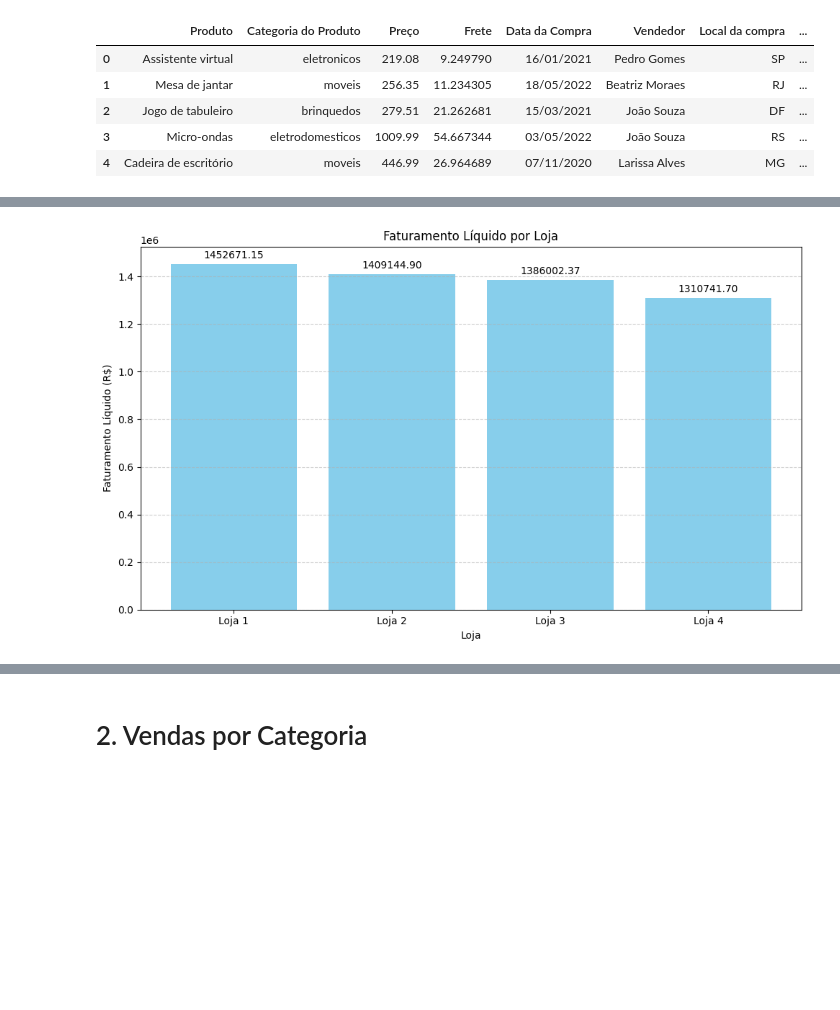
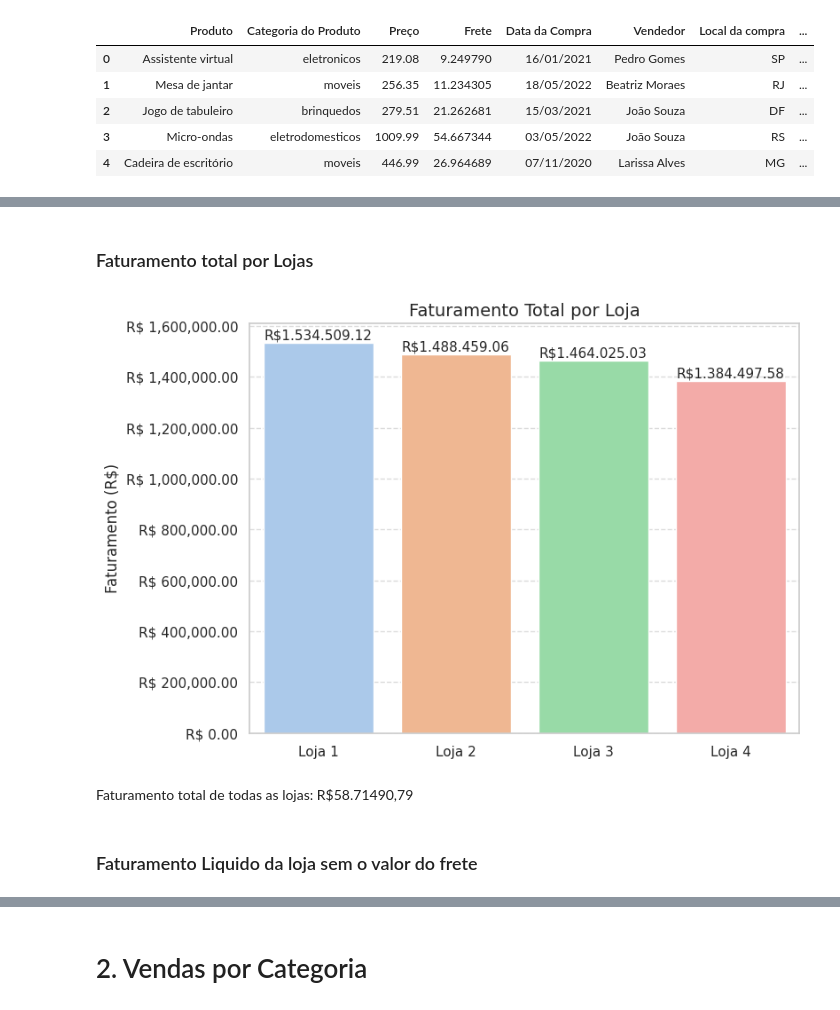
Before and after one commit to inaianebarros/alura-store, a Jupyter notebook: AluraStoreBr.ipynb, the cells around one changed output, grey strips where cells are left out. Drawn from its saved outputs; the diff is of its cells as text; code cells hidden in the pictures; blank space fills up the shorter version.

```diff
--- a/AluraStoreBr.ipynb
+++ b/AluraStoreBr.ipynb
@@ -38,35 +55,42 @@ df_total = pd.concat(dict_dataframe.values(), ignore_index=True)
+# %% [markdown]
+### Faturamento total por Lojas
 # %%
 faturamento_total = (
     df_total.groupby('Loja')[['Preço', 'Frete']].sum().reset_index()
 )
+# %%
+import matplotlib.ticker as ticker
+sns.set_style("whitegrid")
+
+# Criando o gráfico de barras
+
+plt.figure(figsize=(8,6))
+ax = sns.barplot(x='Loja', y='Preço', data=faturamento_total,  palette='pastel', hue=faturamento_total.index ,legend=False)
+ax.set_xlabel('') # Remove label do eixo x
+
+# Formata os números no eixo Y para o padrão brasileiro
+ax = plt.gca()  # Obtém os eixos atuais
+ax.yaxis.set_major_formatter(ticker.StrMethodFormatter("R$ {x:,.2f}"))
+
+for i, valor in enumerate(faturamento_total['Preço']):
+    ax.text(i, valor + 2000, f'R${valor:,.2f}'.replace(',', '.'),
+            ha='center', va='bottom', fontsize=11)
+
+# Títulos e labels
+plt.title('Faturamento Total por Loja', fontsize=14)
+plt.ylabel('Faturamento (R$)', fontsize=12)
+
+# Adiciona uma grade ao gráfico
+plt.grid(axis='y', linestyle='--', alpha=0.7)
+
+plt.show()
+# %% [output]
+[figure, added]
+# %% [markdown]
+ Faturamento total de todas as lojas: R$58.71490,79
+# %% [markdown]
+### Faturamento Liquido da loja sem o valor do frete
 # %%
 faturamento_total['Preço Líquido'] = (
     faturamento_total['Preço'] - faturamento_total['Frete']
 )
-# %%
-lojas = faturamento_total['Loja']
-liquidos = faturamento_total['Preço Líquido']
-x = np.arange(len(lojas))
-
-plt.figure(figsize=(10, 6))
-bars = plt.bar(x, liquidos, color='skyblue')
-
-for i in range(len(lojas)):
-    plt.text(
-        x[i],
-        liquidos[i] + max(liquidos)*0.01,
-        f'{liquidos[i]:.2f}',
-        ha='center',
-        va='bottom',
-        fontsize=10
-    )
-
-plt.xticks(x, lojas)
-plt.xlabel('Loja')
-plt.ylabel('Faturamento Líquido (R$)')
-plt.title('Faturamento Líquido por Loja')
-plt.grid(axis='y', linestyle='--', alpha=0.6)
-plt.tight_layout()
-plt.show()
-# %% [output]
-[figure, removed]
```
Also changed, not shown: parts of 7 cells of this notebook.
